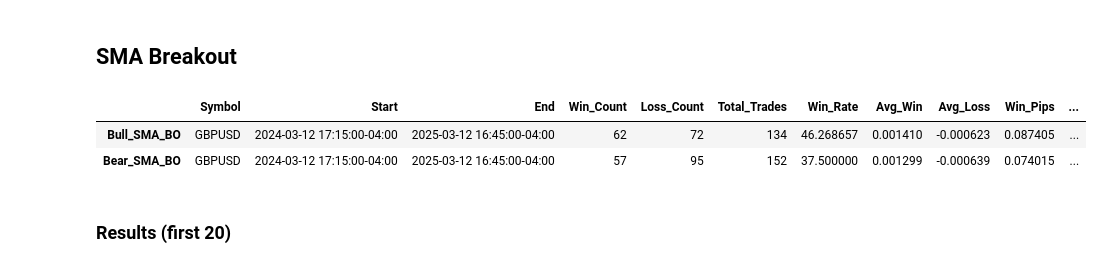
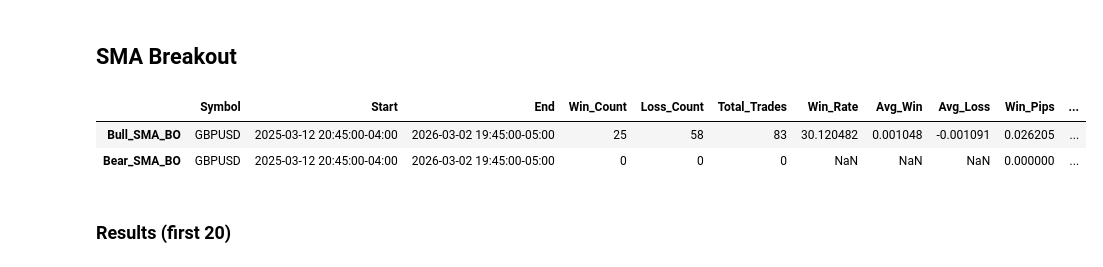
Before and after one commit to root-at-iyn/FXTradingResearch, a Jupyter notebook: research/bb_reversal_v1.ipynb, the cells around one changed output. Saved outputs shown, nothing was run; the diff lists cells and outputs as text; code cells hidden in the pictures.

```diff
--- a/research/bb_reversal_v1.ipynb
+++ b/research/bb_reversal_v1.ipynb
@@ -659,7 +659,7 @@ def signal_stats(df: DataFrame, signals: list["str"]):
     stats = [trade_stats(df, signal) for signal in signals]
     return stats
 
-def get_trend_signal_stats(df: DataFrame, long: str, short: str, sma: str = "SMA4"):
+def get_trend_signal_stats(df: DataFrame, long: str, short: str, sma: str = "SMA8"):
     # Apply gains to df
     df[gains_cols] = df.apply(
         trend_gains,
@@ -720,16 +720,16 @@ signals_df[gains_cols].query("Win > 0 or Loss > 0").iloc[0:20]
 ## SMA Breakout
 # %%
 pd.options.display.max_rows = 100
-data_end_date: str = "20250311"
+data_end_date: str = "20260311"
 path: str = f"FE_GBPUSD_15mins_1yr_End_{data_end_date}.csv"
 signals_df = get_fe_price_data(filename=path)
 
 gain_stats_df = get_trend_signal_stats(signals_df, "Bull_SMA_BO", "Bear_SMA_BO")
 gain_stats_df
 # %% [output]
 |  | Symbol | Start | End | Win_Count | Loss_Count | Total_Trades | Win_Rate | Avg_Win | Avg_Loss | Win_Pips | ... |
-| Bull_SMA_BO | GBPUSD | 2024-03-12 17:15:00-04:00 | 2025-03-12 16:45:00-04:00 | 62 | 72 | 134 | 46.268657 | 0.001410 | -0.000623 | 0.087405 | ... |
-| Bear_SMA_BO | GBPUSD | 2024-03-12 17:15:00-04:00 | 2025-03-12 16:45:00-04:00 | 57 | 95 | 152 | 37.500000 | 0.001299 | -0.000639 | 0.074015 | ... |
+| Bull_SMA_BO | GBPUSD | 2025-03-12 20:45:00-04:00 | 2026-03-02 19:45:00-05:00 | 25 | 58 | 83 | 30.120482 | 0.001048 | -0.001091 | 0.026205 | ... |
+| Bear_SMA_BO | GBPUSD | 2025-03-12 20:45:00-04:00 | 2026-03-02 19:45:00-05:00 | 0 | 0 | 0 | NaN | NaN | NaN | 0.000000 | ... |
 # %% [markdown]
 ### Results (first 20)
 # %%
```
Also changed, not shown: parts of 5 cells of this notebook, 10 other files.
